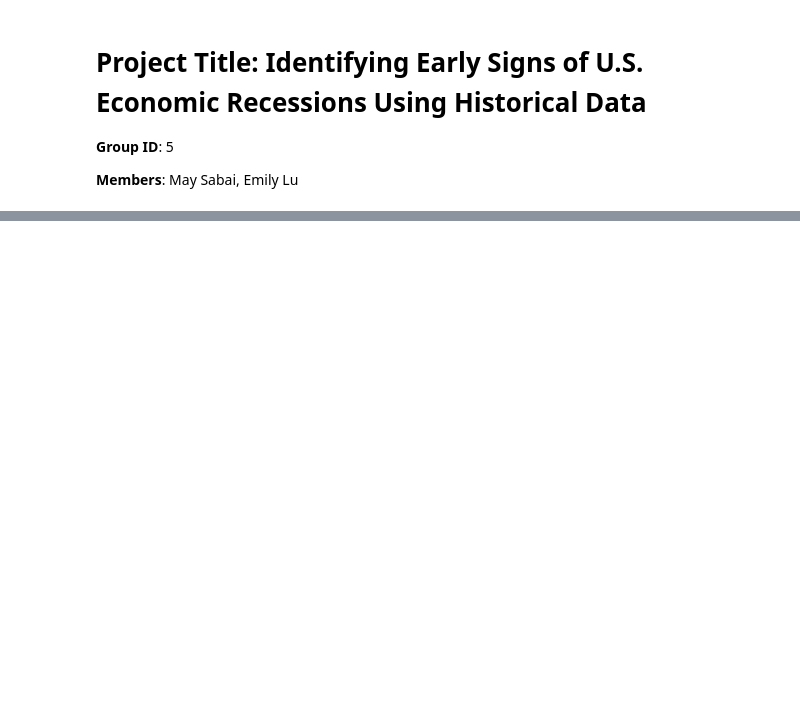
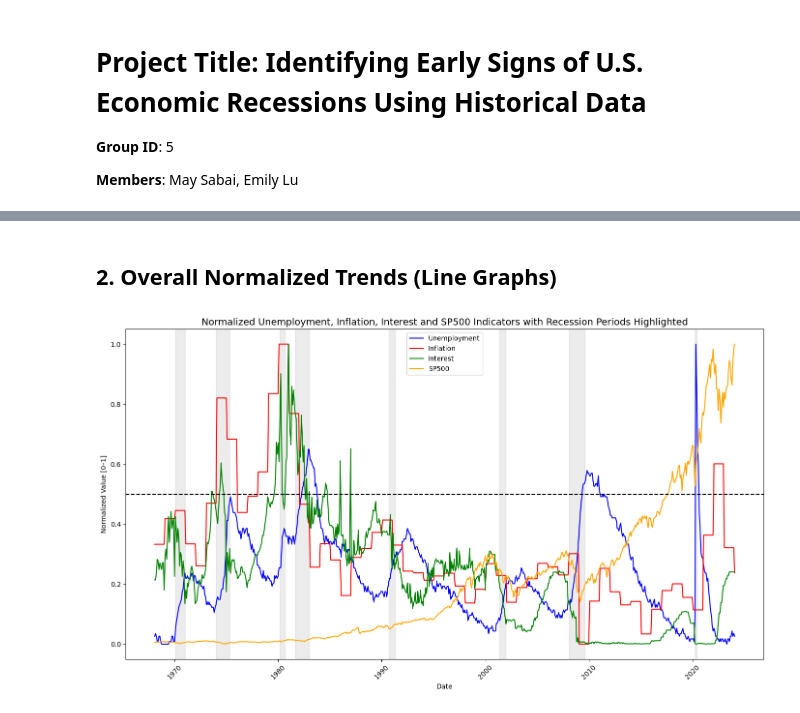
Before and after one commit to Emily0107/Economic-Recession, a Jupyter notebook: public/code/EDA.ipynb, the cells around one changed output, grey strips where cells are left out. Drawn from its saved outputs; the diff is of its cells as text; code cells hidden in the pictures; blank space fills up the shorter version.

```diff
--- a/public/code/EDA.ipynb
+++ b/public/code/EDA.ipynb
@@ -683,0 +120,59 @@ Now, we are going to explore the importance of each economic indicators, 3 month
+# %%
+# Creat df_1968
+df_1968 = pd.concat([
+    unemployment_monthly,
+    inflation_monthly,
+    interest_monthly,
+    sp500_monthly
+], axis=1).merge(recession, left_index=True, right_index=True, how="left").dropna()
+
+# Create df_1990
+df_1990 = pd.concat([
+    oil_monthly,
+    vix_monthly,
+    gold_monthly
+], axis=1).merge(recession, left_index=True, right_index=True, how="left")
+df_1990 = df_1990.loc["1988":].dropna()
+# %% [markdown]
+## 2. Overall Normalized Trends (Line Graphs)
+# %%
+# Normalize df_1968 for plotting
+scaled_1968 = df_1968.copy()
+indicators_1968 = ["Unemployment", "Inflation", "Interest", "SP500"]
+
+for col in indicators_1968:
+    col_min = scaled_1968[col].min()
+    col_max = scaled_1968[col].max()
+    scaled_1968[col] = (scaled_1968[col] - col_min) / (col_max - col_min)
+
+# Line graph comparison
+plt.figure(figsize=(14, 8))
+
+for col in indicators_1968:
+    plt.plot(scaled_1968.index, scaled_1968[col], label=col, color=COLOR_MAP.get(col, 'blue'))
+
+# Highlight recession periods
+start = None
+for date in scaled_1968.index:
+    if scaled_1968.loc[date, "Recession"] == 1 and start is None:
+        start = date
+    elif scaled_1968.loc[date, "Recession"] == 0 and start is not None:
+        plt.axvspan(start, date, alpha=0.15, color='gray')
+        start = None
+
+if start is not None:
+    plt.axvspan(start, scaled_1968.index[-1], alpha=0.15, color='gray')
+
+plt.axhline(0.5, linestyle="--", color='black')  # midpoint line at 0.5 for normalized data
+
+plt.legend(fontsize=10)
+plt.title("Normalized Unemployment, Inflation, Interest and SP500 Indicators with Recession Periods Highlighted", fontsize=14)
+plt.xlabel("Date")
+plt.ylabel("Normalized Value [0–1]")
+plt.xticks(rotation=45)
+
+plt.tight_layout()
+plt.savefig("line_graph_1968.png")
+plt.show()
+# %% [output]
+[figure, added]
```
Also changed, not shown: parts of 103 cells of this notebook, 18 other files.
